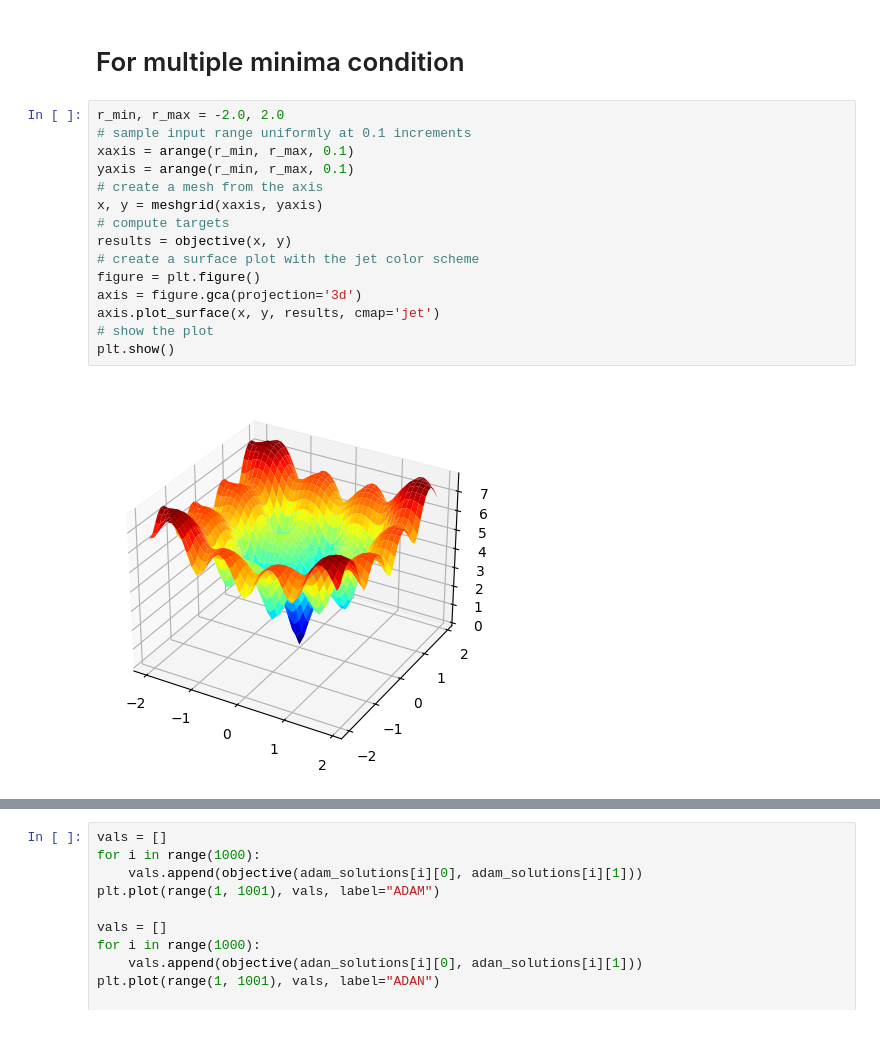
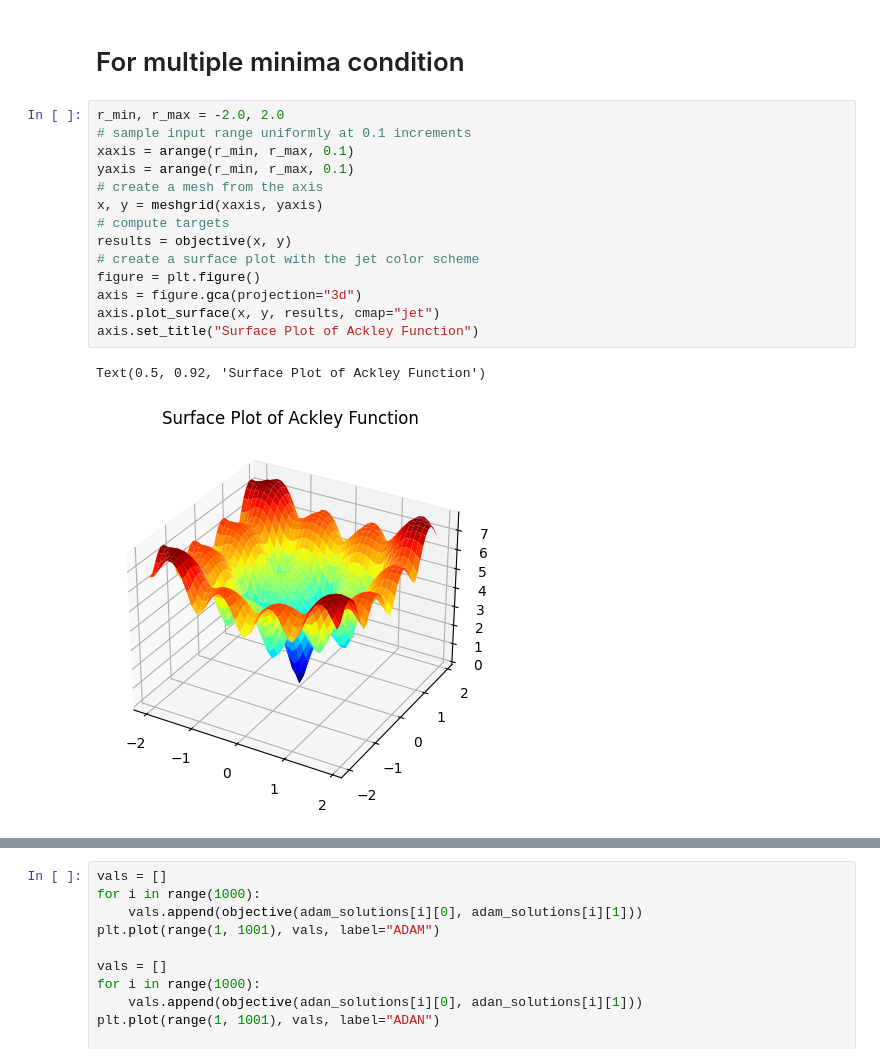
Before and after one commit to ShreyaGarg01/ADAN, a Jupyter notebook: test.ipynb, the cells around one changed output, grey strips where cells are left out. Saved outputs shown, nothing was run; the diff lists cells and outputs as text; blank space fills up the shorter version.

```diff
--- a/test.ipynb
+++ b/test.ipynb
@@ -357,20 +376,20 @@ plt.legend()
 # %%
 r_min, r_max = -2.0, 2.0
 # sample input range uniformly at 0.1 increments
 xaxis = arange(r_min, r_max, 0.1)
 yaxis = arange(r_min, r_max, 0.1)
 # create a mesh from the axis
 x, y = meshgrid(xaxis, yaxis)
 # compute targets
 results = objective(x, y)
 # create a surface plot with the jet color scheme
 figure = plt.figure()
-axis = figure.gca(projection='3d')
-axis.plot_surface(x, y, results, cmap='jet')
-# show the plot
-plt.show()
+axis = figure.gca(projection="3d")
+axis.plot_surface(x, y, results, cmap="jet")
+axis.set_title("Surface Plot of Ackley Function")
 # %% [output]
+Text(0.5, 0.92, 'Surface Plot of Ackley Function')
-[figure, old version]
+[figure, new version]
 # %%
 # define range for input
 bounds = asarray([[-2.0, 2.0], [-2.0, 2.0]])
```
Also changed, not shown: parts of 21 cells of this notebook.
